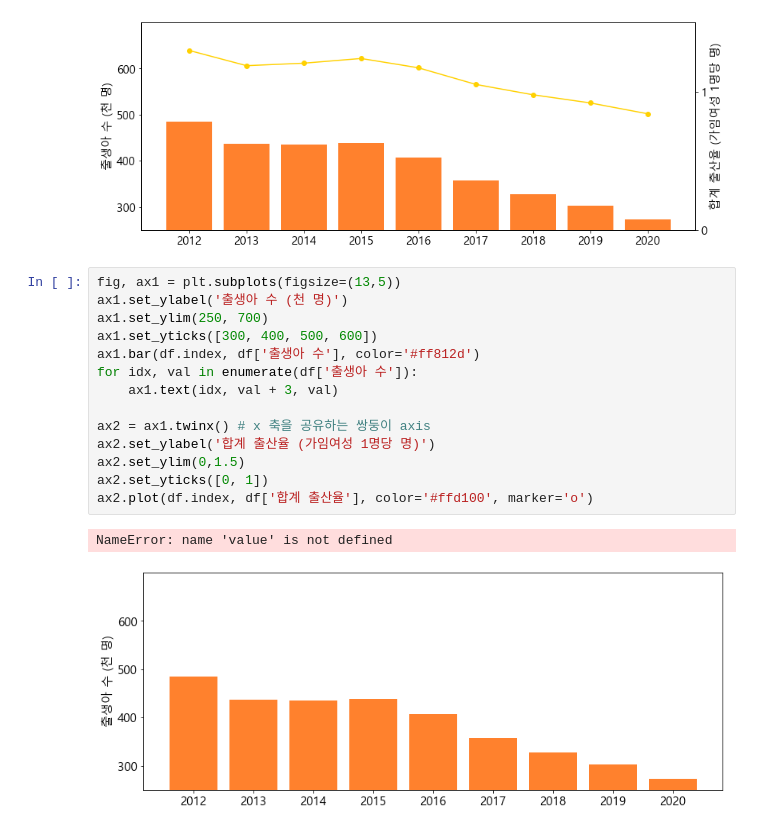
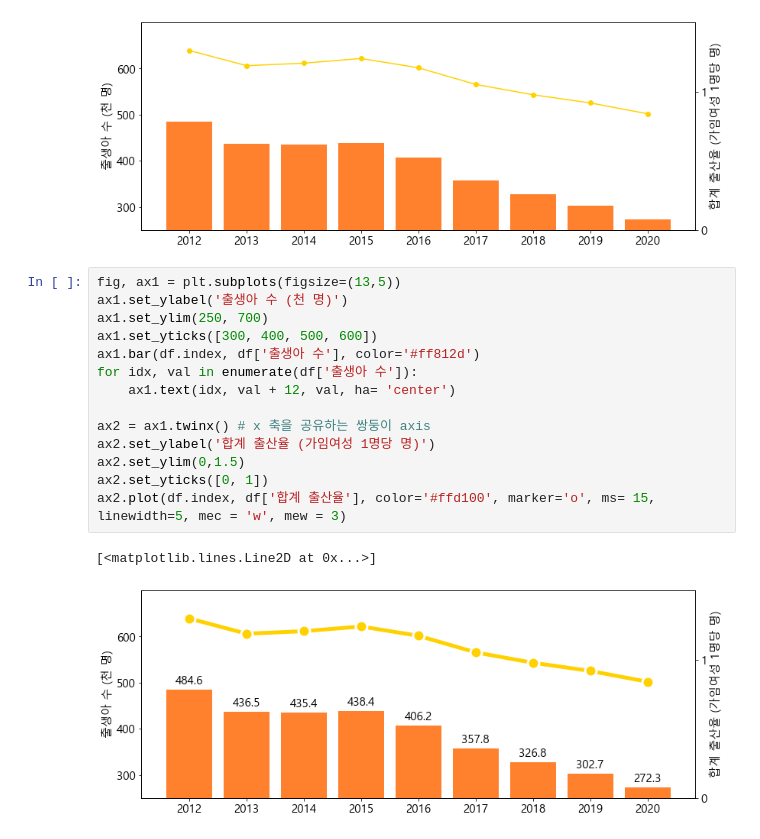
Before and after one commit to uheaji/python-study, a Jupyter notebook: project02/출생아 수 및 합계출산율.ipynb, the cells around one changed output. Drawn from its saved outputs; the diff is of its cells as text.

```diff
--- a/project02/출생아 수 및 합계출산율.ipynb
+++ b/project02/출생아 수 및 합계출산율.ipynb
@@ -110,17 +110,17 @@ ax2.plot(df.index, df['합계 출산율'], color='#ffd100', marker='o')
 # %%
 fig, ax1 = plt.subplots(figsize=(13,5))
 ax1.set_ylabel('출생아 수 (천 명)')
 ax1.set_ylim(250, 700)
 ax1.set_yticks([300, 400, 500, 600])
 ax1.bar(df.index, df['출생아 수'], color='#ff812d')
 for idx, val in enumerate(df['출생아 수']):
-    ax1.text(idx, val + 3, val)
+    ax1.text(idx, val + 12, val, ha= 'center')
 
 ax2 = ax1.twinx() # x 축을 공유하는 쌍둥이 axis
 ax2.set_ylabel('합계 출산율 (가임여성 1명당 명)')
 ax2.set_ylim(0,1.5)
 ax2.set_yticks([0, 1])
-ax2.plot(df.index, df['합계 출산율'], color='#ffd100', marker='o')
+ax2.plot(df.index, df['합계 출산율'], color='#ffd100', marker='o', ms= 15, linewidth=5, mec = 'w', mew = 3)
 # %% [output]
-NameError: name 'value' is not defined
+[<matplotlib.lines.Line2D at 0x...>]
-[figure, old version]
+[figure, new version]
```
Also changed, not shown: parts of 2 cells of this notebook.
